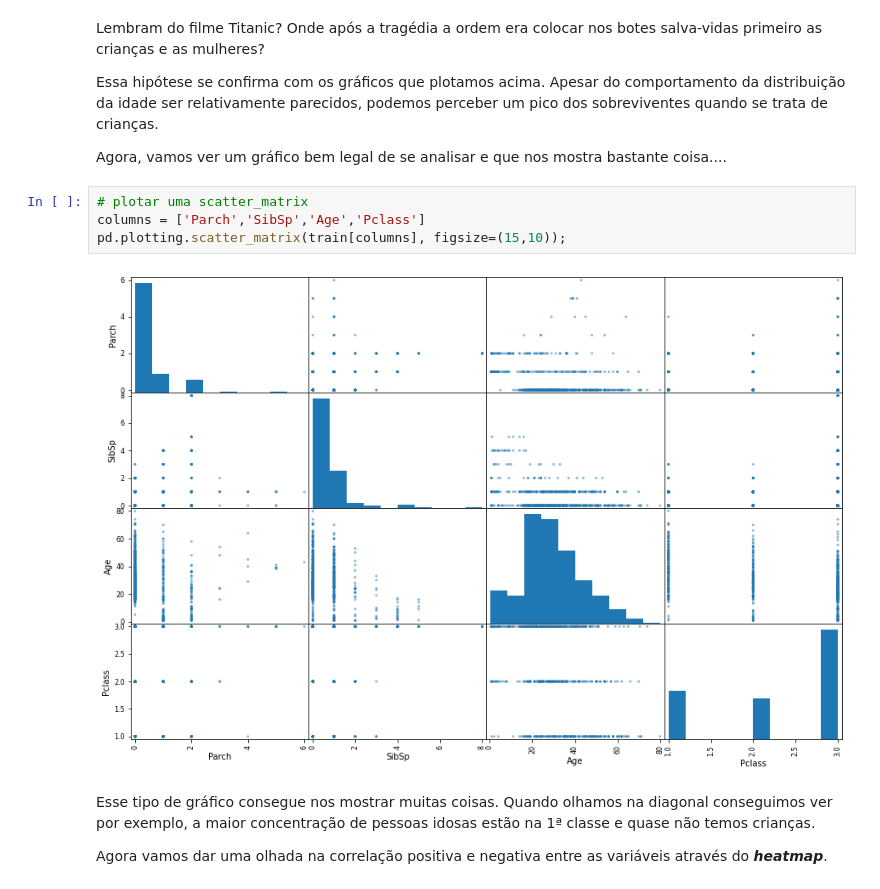
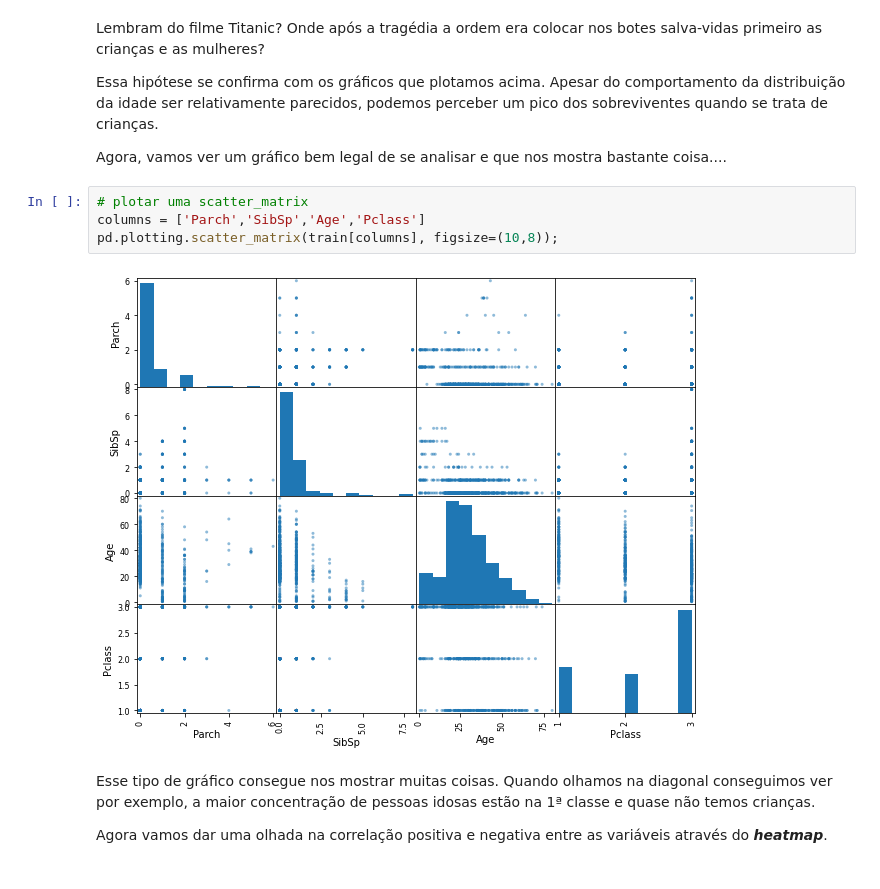
Before and after one commit to nataliacalado/portfolio, a Jupyter notebook: Projeto_Titanic.ipynb, the cells around one changed output. Cells and saved outputs as stored; diff of their text form.

```diff
--- a/Projeto_Titanic.ipynb
+++ b/Projeto_Titanic.ipynb
@@ -219,9 +219,9 @@ Agora, vamos ver um gráfico bem legal de se analisar e que nos mostra bastante
 # %%
 # plotar uma scatter_matrix
 columns = ['Parch','SibSp','Age','Pclass']
-pd.plotting.scatter_matrix(train[columns], figsize=(15,10));
+pd.plotting.scatter_matrix(train[columns], figsize=(10,8));
 # %% [output]
-[figure, old version]
+[figure, new version]
 # %% [markdown]
 Esse tipo de gráfico consegue nos mostrar muitas coisas. Quando olhamos na diagonal conseguimos ver por exemplo, a maior concentração de pessoas idosas estão na 1ª classe e quase não temos crianças.
 
```
Also changed, not shown: parts of 8 cells of this notebook.
